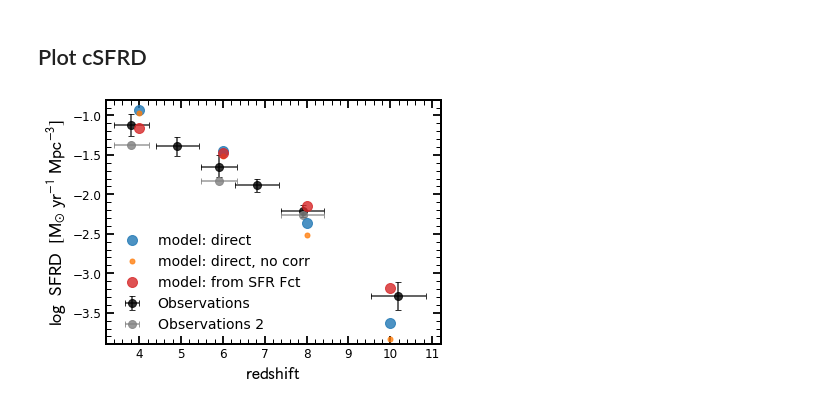
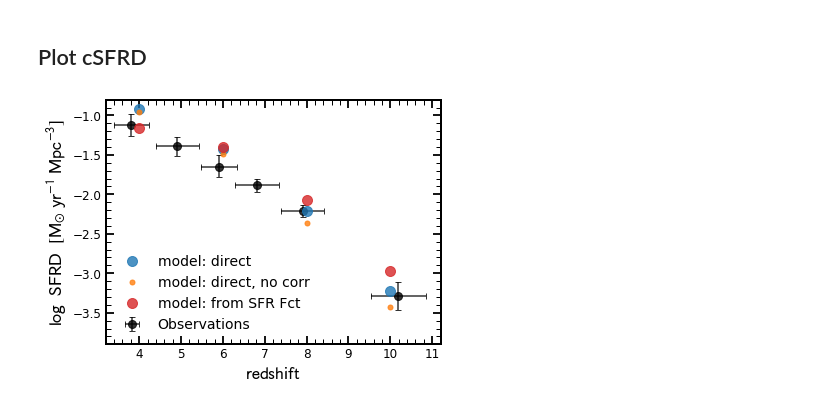
Before and after one commit to stacchella/halo_model, a Jupyter notebook: scripts/Comparison_UV_Observables.ipynb, the cells around one changed output. Saved outputs shown, nothing was run; the diff lists cells and outputs as text; code cells hidden in the pictures.

Commit message:
added updated redshift

```diff
--- a/scripts/Comparison_UV_Observables.ipynb
+++ b/scripts/Comparison_UV_Observables.ipynb
@@ -359,12 +394,12 @@ ax.fill_between(list_mag_z8, np.log10(UVLF_z8_cum_P16), np.log10(UVLF_z8_cum_P84
 
 
 for ii in range(len(redshift_plot))[0:3]:
-    mag_bins_center, LF = compute_LF(path_SP_cat + 'SFH_z' + redshift_plot[ii] + '_constant_with_L.hdf5', volume_box, cumulative=True, add_dust=True, redshift_in=float(redshift_plot[ii]), completeness_correction=True, completeness_correction_type='numerical')
+    mag_bins_center, LF = compute_LF(path_SP_cat_00 + 'SFH_z' + redshift_plot[ii] + '_constant_with_L.hdf5', volume_box, cumulative=True, add_dust=True, redshift_in=float(redshift_plot[ii]), completeness_correction=True, completeness_correction_type='numerical')
     ax.plot(mag_bins_center, np.log10(LF), '-', color=color_plot[ii])
 
 
 for ii in range(len(redshift_plot))[0:3]:
-    mag_bins_center, LF = compute_LF(path_SP_cat + 'SFH_z' + redshift_plot[ii] + '_constant_with_L.hdf5', volume_box, cumulative=True, add_dust=True, redshift_in=float(redshift_plot[ii]), completeness_correction=False)
+    mag_bins_center, LF = compute_LF(path_SP_cat_00 + 'SFH_z' + redshift_plot[ii] + '_constant_with_L.hdf5', volume_box, cumulative=True, add_dust=True, redshift_in=float(redshift_plot[ii]), completeness_correction=False)
     ax.plot(mag_bins_center, np.log10(LF), '--', color=color_plot[ii])
 
 
@@ -521,15 +581,15 @@ SFRFct_obs_dict['8'] = np.array([SFR_list, phi_list, phi_err_list_neg, phi_err_l
 # %%
 # read in model
 
-SFR_bins_center_z4, SFR_fct_model_z4 = compute_SFR_Fct(path_SP_cat + 'SFH_z4_constant_with_L.hdf5', volume_box, bin_size=0.1, cumulative=False, redshift_in=4.0, completeness_correction=True)
-SFR_bins_center_z6, SFR_fct_model_z6 = compute_SFR_Fct(path_SP_cat + 'SFH_z6_constant_with_L.hdf5', volume_box, bin_size=0.2, cumulative=False, redshift_in=6.0, completeness_correction=True)
-SFR_bins_center_z8, SFR_fct_model_z8 = compute_SFR_Fct(path_SP_cat + 'SFH_z8_constant_with_L.hdf5', volume_box, bin_size=0.3, cumulative=False, redshift_in=8.0, completeness_correction=True)
-SFR_bins_center_z10, SFR_fct_model_z10 = compute_SFR_Fct(path_SP_cat + 'SFH_z10_constant_with_L.hdf5', volume_box, bin_size=0.3, cumulative=False, redshift_in=10.0, completeness_correction=True)
+SFR_bins_center_z4, SFR_fct_model_z4 = compute_SFR_Fct(path_SP_cat_00 + 'SFH_z4_constant_with_L.hdf5', volume_box, bin_size=0.1, cumulative=False, redshift_in=4.0, completeness_correction=True)
+SFR_bins_center_z6, SFR_fct_model_z6 = compute_SFR_Fct(path_SP_cat_00 + 'SFH_z6_constant_with_L.hdf5', volume_box, bin_size=0.2, cumulative=False, redshift_in=6.0, completeness_correction=True)
+SFR_bins_center_z8, SFR_fct_model_z8 = compute_SFR_Fct(path_SP_cat_00 + 'SFH_z8_constant_with_L.hdf5', volume_box, bin_size=0.3, cumulative=False, redshift_in=8.0, completeness_correction=True)
+SFR_bins_center_z10, SFR_fct_model_z10 = compute_SFR_Fct(path_SP_cat_00 + 'SFH_z10_constant_with_L.hdf5', volume_box, bin_size=0.3, cumulative=False, redshift_in=10.0, completeness_correction=True)
 
-SFR_bins_center_z4_nocorr, SFR_fct_model_z4_nocorr = compute_SFR_Fct(path_SP_cat + 'SFH_z4_constant_with_L.hdf5', volume_box, bin_size=0.1, cumulative=False, redshift_in=4.0, completeness_correction=False)
-SFR_bins_center_z6_nocorr, SFR_fct_model_z6_nocorr = compute_SFR_Fct(path_SP_cat + 'SFH_z6_constant_with_L.hdf5', volume_box, bin_size=0.2, cumulative=False, redshift_in=6.0, completeness_correction=False)
-SFR_bins_center_z8_nocorr, SFR_fct_model_z8_nocorr = compute_SFR_Fct(path_SP_cat + 'SFH_z8_constant_with_L.hdf5', volume_box, bin_size=0.3, cumulative=False, redshift_in=8.0, completeness_correction=False)
-SFR_bins_center_z10_nocorr, SFR_fct_model_z10_nocorr = compute_SFR_Fct(path_SP_cat + 'SFH_z10_constant_with_L.hdf5', volume_box, bin_size=0.3, cumulative=False, redshift_in=10.0, completeness_correction=False)
+SFR_bins_center_z4_nocorr, SFR_fct_model_z4_nocorr = compute_SFR_Fct(path_SP_cat_00 + 'SFH_z4_constant_with_L.hdf5', volume_box, bin_size=0.1, cumulative=False, redshift_in=4.0, completeness_correction=False)
+SFR_bins_center_z6_nocorr, SFR_fct_model_z6_nocorr = compute_SFR_Fct(path_SP_cat_00 + 'SFH_z6_constant_with_L.hdf5', volume_box, bin_size=0.2, cumulative=False, redshift_in=6.0, completeness_correction=False)
+SFR_bins_center_z8_nocorr, SFR_fct_model_z8_nocorr = compute_SFR_Fct(path_SP_cat_00 + 'SFH_z8_constant_with_L.hdf5', volume_box, bin_size=0.3, cumulative=False, redshift_in=8.0, completeness_correction=False)
+SFR_bins_center_z10_nocorr, SFR_fct_model_z10_nocorr = compute_SFR_Fct(path_SP_cat_00 + 'SFH_z10_constant_with_L.hdf5', volume_box, bin_size=0.3, cumulative=False, redshift_in=10.0, completeness_correction=False)
 # %%
 # set up observations from Smit+16
 
@@ -617,7 +677,7 @@ def compute_cSFRD(SP_file_name, SFR_limit_in, volume_box_in, redshift_in=None, c
     Compute cosmic SFR density by counting SFR in individual halos.
     '''
     cat_SP = h5py.File(SP_file_name, 'r')
-    SFR_list = np.median(cat_SP['SFH/SFH_SFR'][:, (cat_SP['SFH/SFH_time'][:] >= (cat_SP['SFH/SFH_time'][:][-1]-200.0))], axis=1)
+    SFR_list = compute_SFR(cat_SP, 200.0)
     idx = (SFR_list >= SFR_limit_in)
     if completeness_correction:
         if (completeness_correction_type=='numerical'):
@@ -630,15 +690,15 @@ def compute_cSFRD(SP_file_name, SFR_limit_in, volume_box_in, redshift_in=None, c
     total_SFRD = total_SFR/volume_box_in
     return(total_SFRD)
 # %%
-cSFRD_model_direct_z4 = compute_cSFRD(path_SP_cat + 'SFH_z4_constant_with_L.hdf5', SFR_limit, volume_box, redshift_in=4.0, completeness_correction=True)
-cSFRD_model_direct_z6 = compute_cSFRD(path_SP_cat + 'SFH_z6_constant_with_L.hdf5', SFR_limit, volume_box, redshift_in=6.0, completeness_correction=True)
-cSFRD_model_direct_z8 = compute_cSFRD(path_SP_cat + 'SFH_z8_constant_with_L.hdf5', SFR_limit, volume_box, redshift_in=8.0, completeness_correction=True)
-cSFRD_model_direct_z10 = compute_cSFRD(path_SP_cat + 'SFH_z10_constant_with_L.hdf5', SFR_limit, volume_box, redshift_in=10.0, completeness_correction=True)
+cSFRD_model_direct_z4 = compute_cSFRD(path_SP_cat_00 + 'SFH_z4_constant_with_L.hdf5', SFR_limit, volume_box, redshift_in=4.0, completeness_correction=True)
+cSFRD_model_direct_z6 = compute_cSFRD(path_SP_cat_00 + 'SFH_z6_constant_with_L.hdf5', SFR_limit, volume_box, redshift_in=6.0, completeness_correction=True)
+cSFRD_model_direct_z8 = compute_cSFRD(path_SP_cat_00 + 'SFH_z8_constant_with_L.hdf5', SFR_limit, volume_box, redshift_in=8.0, completeness_correction=True)
+cSFRD_model_direct_z10 = compute_cSFRD(path_SP_cat_00 + 'SFH_z10_constant_with_L.hdf5', SFR_limit, volume_box, redshift_in=10.0, completeness_correction=True)
 
-cSFRD_model_direct_z4_nocorr = compute_cSFRD(path_SP_cat + 'SFH_z4_constant_with_L.hdf5', SFR_limit, volume_box)
-cSFRD_model_direct_z6_nocorr = compute_cSFRD(path_SP_cat + 'SFH_z6_constant_with_L.hdf5', SFR_limit, volume_box)
-cSFRD_model_direct_z8_nocorr = compute_cSFRD(path_SP_cat + 'SFH_z8_constant_with_L.hdf5', SFR_limit, volume_box)
-cSFRD_model_direct_z10_nocorr = compute_cSFRD(path_SP_cat + 'SFH_z10_constant_with_L.hdf5', SFR_limit, volume_box)
+cSFRD_model_direct_z4_nocorr = compute_cSFRD(path_SP_cat_00 + 'SFH_z4_constant_with_L.hdf5', SFR_limit, volume_box)
+cSFRD_model_direct_z6_nocorr = compute_cSFRD(path_SP_cat_00 + 'SFH_z6_constant_with_L.hdf5', SFR_limit, volume_box)
+cSFRD_model_direct_z8_nocorr = compute_cSFRD(path_SP_cat_00 + 'SFH_z8_constant_with_L.hdf5', SFR_limit, volume_box)
+cSFRD_model_direct_z10_nocorr = compute_cSFRD(path_SP_cat_00 + 'SFH_z10_constant_with_L.hdf5', SFR_limit, volume_box)
 # %% [markdown]
 ## Compute cSFRD from SFR functions
 # %%
@@ -683,33 +743,33 @@ fig, ax = plt.subplots(nrows=1, ncols=1, figsize=(6, 4.5))
 
 # Observations
 ax.errorbar(z_list_obs, cSFRD_obs, xerr=[z_list_obs-z_list_obs_low, z_list_obs_high-z_list_obs], yerr=[cSFRD_obs-cSFRD_obs_low, cSFRD_obs_high-cSFRD_obs], fmt='o', ms=8, capsize=3.0, color='black', alpha=0.8, label='Observations')
-ax.errorbar(z_list_obs[idx_S16], cSFRD_Smit, xerr=[z_list_obs[idx_S16]-z_list_obs_low[idx_S16], z_list_obs_high[idx_S16]-z_list_obs[idx_S16]], fmt='o', ms=8, capsize=3.0, color='gray', alpha=0.8, label='Observations 2')
+#ax.errorbar(z_list_obs[idx_S16], cSFRD_Smit, xerr=[z_list_obs[idx_S16]-z_list_obs_low[idx_S16], z_list_obs_high[idx_S16]-z_list_obs[idx_S16]], fmt='o', ms=8, capsize=3.0, color='gray', alpha=0.8, label='Observations 2')
 
 # Model
 ax.plot(4.0, np.log10(cSFRD_model_direct_z4), 'o', color='C0', alpha=0.8, ms=10, zorder=10, label='model: direct')
 ax.plot(6.0, np.log10(cSFRD_model_direct_z6), 'o', color='C0', alpha=0.8, ms=10, zorder=10)
 ax.plot(8.0, np.log10(cSFRD_model_direct_z8), 'o', color='C0', alpha=0.8, ms=10, zorder=10)
 ax.plot(10.0, np.log10(cSFRD_model_direct_z10), 'o', color='C0', alpha=0.8, ms=10, zorder=10)
 
 ax.plot(4.0, np.log10(cSFRD_model_direct_z4_nocorr), '.', color='C1', alpha=0.8, ms=10, zorder=10, label='model: direct, no corr')
 ax.plot(6.0, np.log10(cSFRD_model_direct_z6_nocorr), '.', color='C1', alpha=0.8, ms=10, zorder=10)
 ax.plot(8.0, np.log10(cSFRD_model_direct_z8_nocorr), '.', color='C1', alpha=0.8, ms=10, zorder=10)
 ax.plot(10.0, np.log10(cSFRD_model_direct_z10_nocorr), '.', color='C1', alpha=0.8, ms=10, zorder=10)
 
 ax.plot(4.0, np.log10(cSFRD_model_z4), 'o', color='C3', alpha=0.8, ms=10, zorder=10, label='model: from SFR Fct')
 ax.plot(6.0, np.log10(cSFRD_model_z6), 'o', color='C3', alpha=0.8, ms=10, zorder=10)
 ax.plot(8.0, np.log10(cSFRD_model_z8), 'o', color='C3', alpha=0.8, ms=10, zorder=10)
 ax.plot(10.0, np.log10(cSFRD_model_z10), 'o', color='C3', alpha=0.8, ms=10, zorder=10)
 
 # add labels
 ax.set_xlabel(r'$\mathrm{redshift}$', fontsize=18)
 ax.set_ylabel(r'$\log\/\/\/\/\mathrm{SFRD}\/\/\/\/[\mathrm{M_{\odot}}\/\/\mathrm{yr}^{-1}\/\/\mathrm{Mpc}^{-3}]$', fontsize=18)
 
 ax.set_xlim([3.2, 11.2])
 ax.set_ylim([-3.9, -0.8])
 
 plt.legend(frameon=False, fontsize=14)
 plt.savefig(path_figures + 'cSFRD_evolution.pdf', bbox_inches='tight')
 plt.show()
 # %% [output]
-[figure, old version]
+[figure, new version]
```
Also changed, not shown: parts of 9 cells of this notebook, 6 other files.
